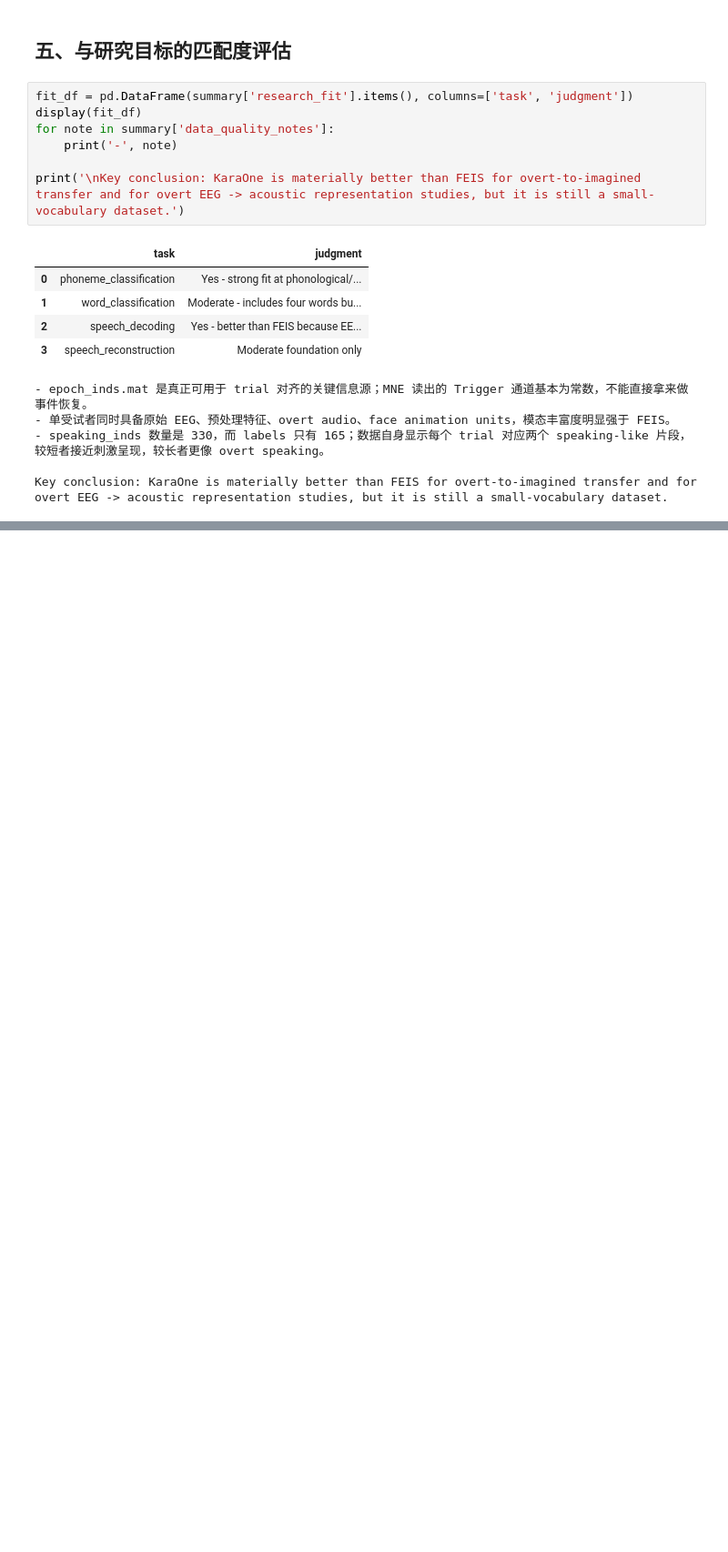
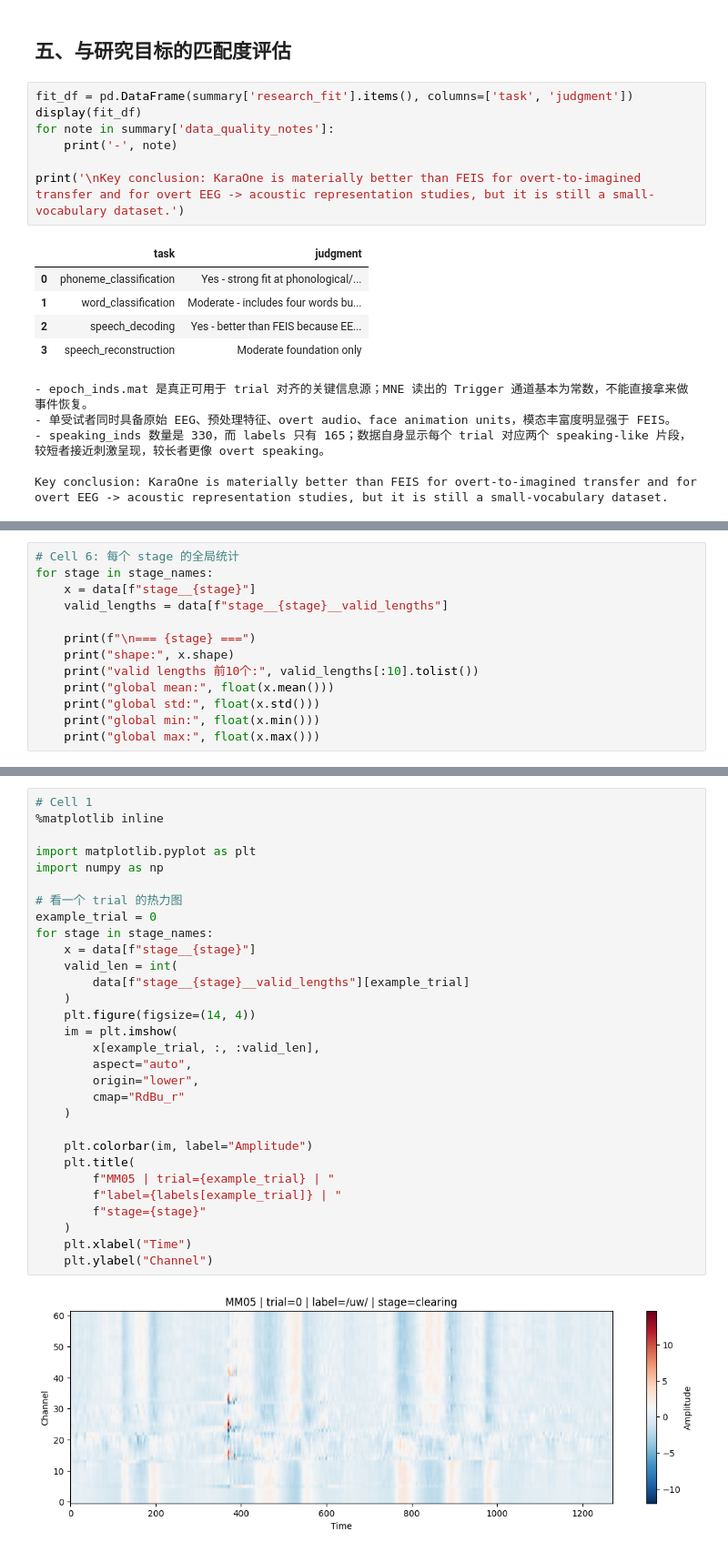
Before and after one commit to samxiexs/eeg-voice, a Jupyter notebook: reports/dataset_feasibility/dataset2_analysis.ipynb, the cells around one changed output, grey strips where cells are left out. Shown at 91% size. Saved outputs shown, nothing was run; the diff lists cells and outputs as text; blank space fills up the shorter version.

```diff
--- a/reports/dataset_feasibility/dataset2_analysis.ipynb
+++ b/reports/dataset_feasibility/dataset2_analysis.ipynb
@@ -131,0 +235,13 @@ Key conclusion: KaraOne is materially better than FEIS for overt-to-imagined tra
+# %%
+# Cell 6: 每个 stage 的全局统计
+for stage in stage_names:
+    x = data[f"stage__{stage}"]
+    valid_lengths = data[f"stage__{stage}__valid_lengths"]
+
+    print(f"\n=== {stage} ===")
+    print("shape:", x.shape)
+    print("valid lengths 前10个:", valid_lengths[:10].tolist())
+    print("global mean:", float(x.mean()))
+    print("global std:", float(x.std()))
+    print("global min:", float(x.min()))
+    print("global max:", float(x.max()))
@@ -131,0 +266,32 @@ Key conclusion: KaraOne is materially better than FEIS for overt-to-imagined tra
+# %%
+# Cell 1
+%matplotlib inline
+
+import matplotlib.pyplot as plt
+import numpy as np
+
+# 看一个 trial 的热力图
+example_trial = 0
+for stage in stage_names:
+    x = data[f"stage__{stage}"]
+    valid_len = int(
+        data[f"stage__{stage}__valid_lengths"][example_trial]
+    )
+    plt.figure(figsize=(14, 4))
+    im = plt.imshow(
+        x[example_trial, :, :valid_len],
+        aspect="auto",
+        origin="lower",
+        cmap="RdBu_r"
+    )
+
+    plt.colorbar(im, label="Amplitude")
+    plt.title(
+        f"MM05 | trial={example_trial} | "
+        f"label={labels[example_trial]} | "
+        f"stage={stage}"
+    )
+    plt.xlabel("Time")
+    plt.ylabel("Channel")
+# %% [output]
+[figure, added]
```
Also changed, not shown: parts of 12 cells of this notebook, 2 other files.
